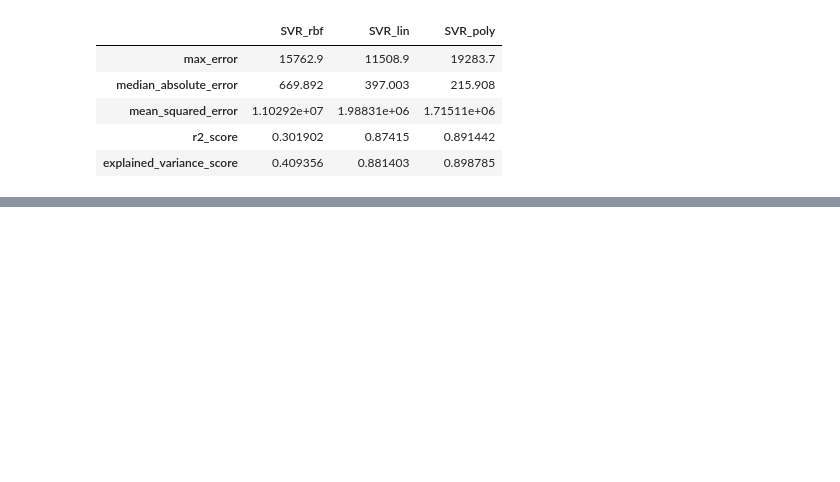
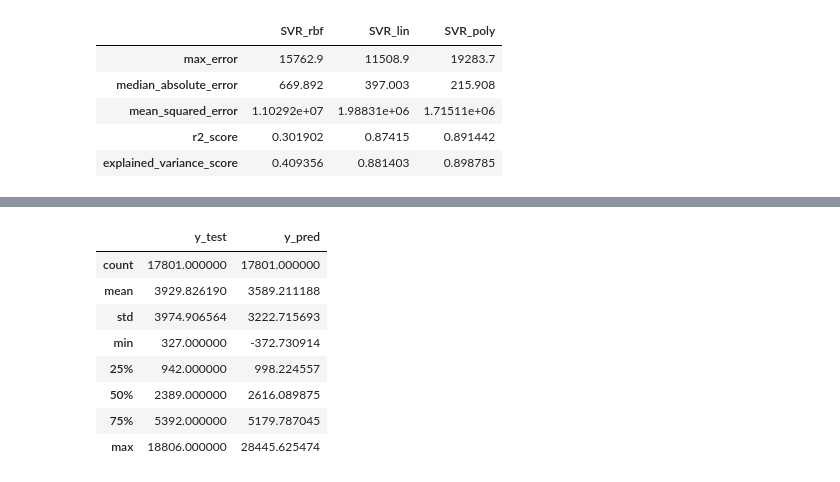
Before and after one commit to boranova/Diamond-Prices-Machine-Learning, a Jupyter notebook: SVM_v.ipynb, the cells around one changed output, grey strips where cells are left out. Cells and saved outputs as stored; diff of their text form; code cells hidden in the pictures; blank space fills up the shorter version.

```diff
--- a/SVM_v.ipynb
+++ b/SVM_v.ipynb
@@ -76,0 +87,12 @@ results
+# %%
+svr_df.describe()
+# %% [output]
+|  | y_test | y_pred |
+| count | 17801.000000 | 17801.000000 |
+| mean | 3929.826190 | 3589.211188 |
+| std | 3974.906564 | 3222.715693 |
+| min | 327.000000 | -372.730914 |
+| 25% | 942.000000 | 998.224557 |
+| 50% | 2389.000000 | 2616.089875 |
+| 75% | 5392.000000 | 5179.787045 |
+| max | 18806.000000 | 28445.625474 |
```
Also changed, not shown: parts of 8 cells of this notebook, 2 other files.
